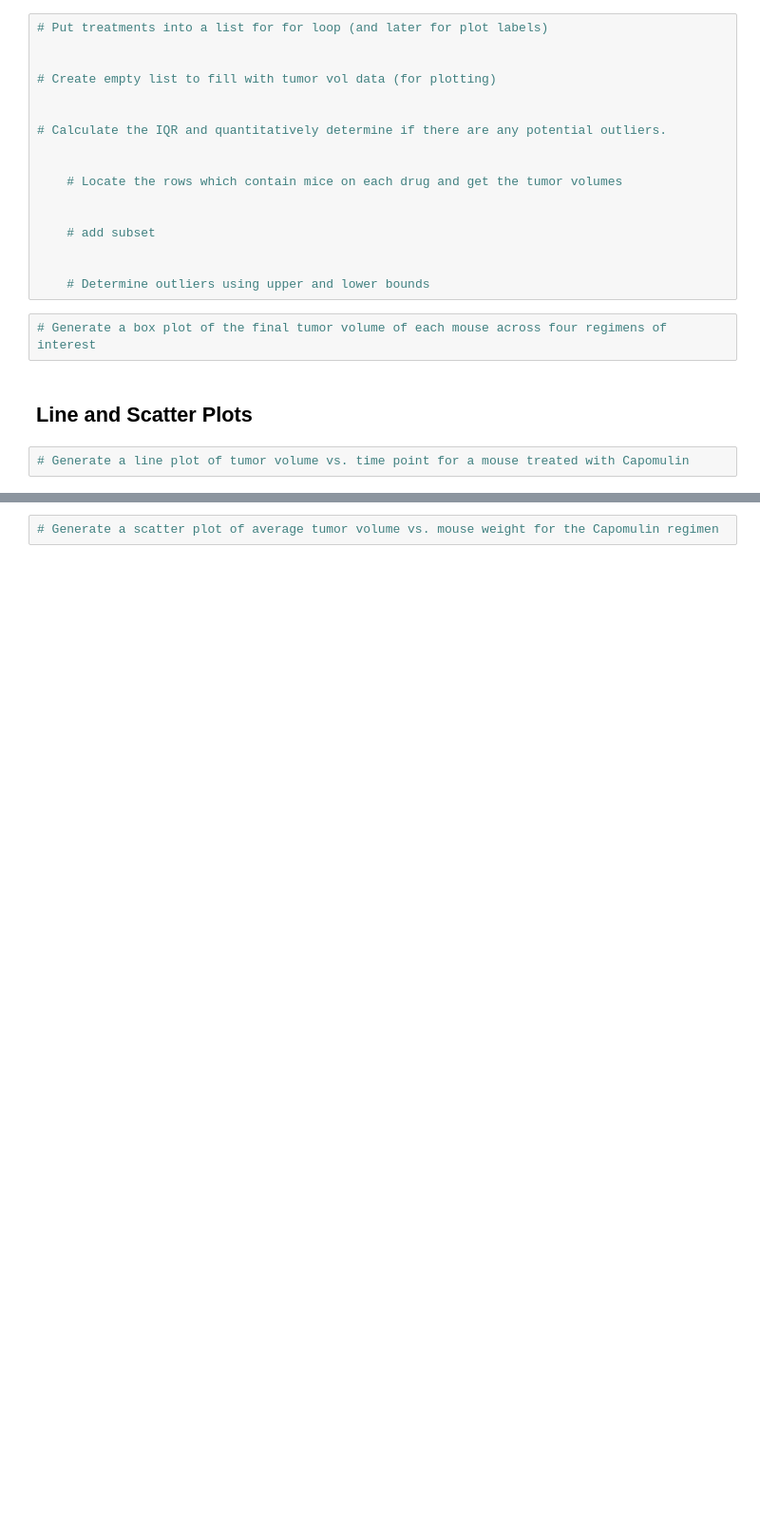
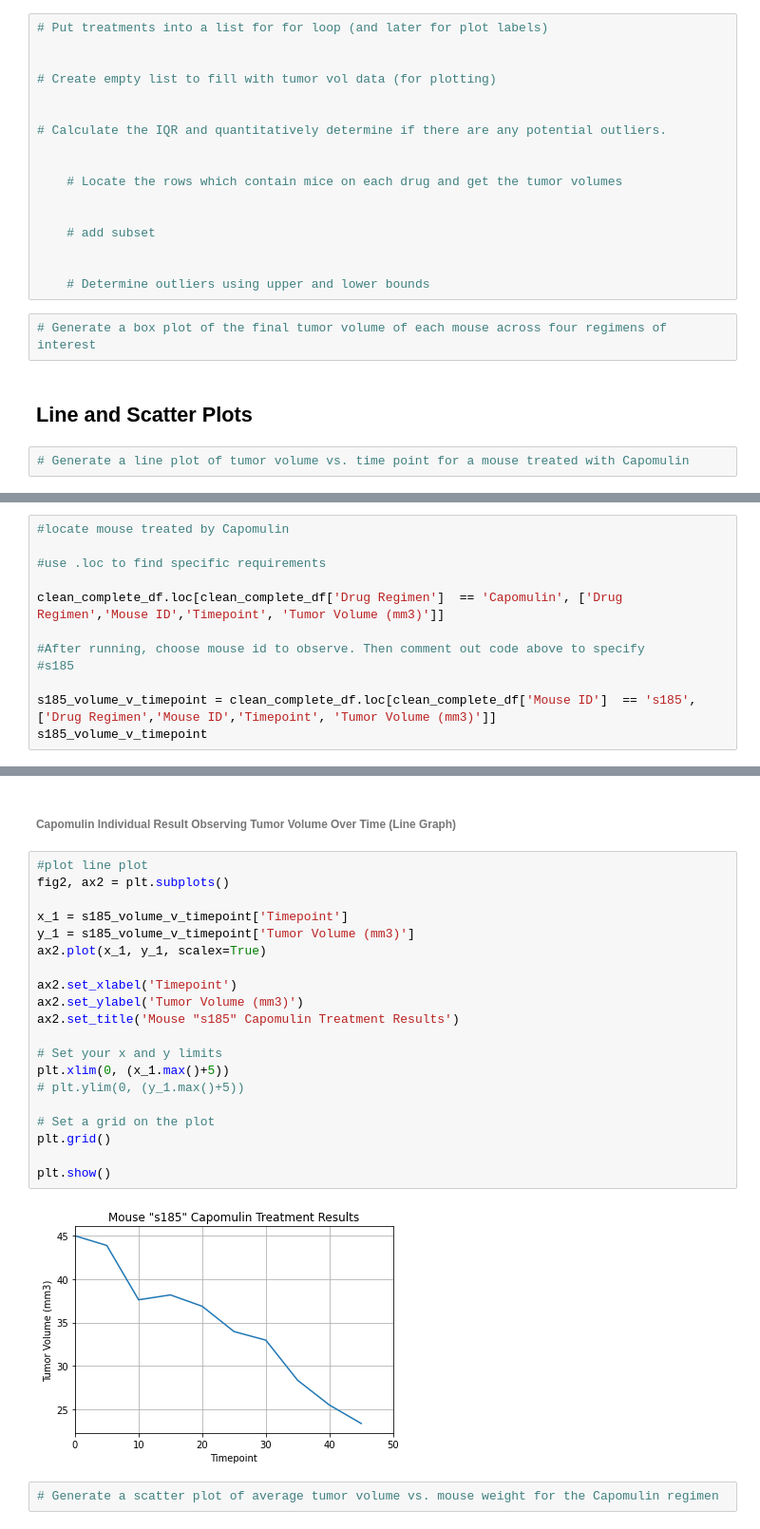
Before and after one commit to 3065923/Pymaceuticals_Burns, a Jupyter notebook: Pymaceuticals/Burns_pymaceuticals.ipynb, the cells around one changed output, grey strips where cells are left out. Shown: that part at 95% size. Saved outputs shown, nothing was run; the diff lists cells and outputs as text; blank space fills up the shorter version.

```diff
--- a/Pymaceuticals/Burns_pymaceuticals.ipynb
+++ b/Pymaceuticals/Burns_pymaceuticals.ipynb
@@ -651,0 +929,12 @@ Ceftamin_list
+# %%
+#locate mouse treated by Capomulin
+
+#use .loc to find specific requirements
+
+clean_complete_df.loc[clean_complete_df['Drug Regimen']  == 'Capomulin', ['Drug Regimen','Mouse ID','Timepoint', 'Tumor Volume (mm3)']]
+
+#After running, choose mouse id to observe. Then comment out code above to specify
+#s185
+
+s185_volume_v_timepoint = clean_complete_df.loc[clean_complete_df['Mouse ID']  == 's185', ['Drug Regimen','Mouse ID','Timepoint', 'Tumor Volume (mm3)']]
+s185_volume_v_timepoint
@@ -652,2 +953,26 @@ Ceftamin_list
+# %% [markdown]
+###### Capomulin Individual Result Observing Tumor Volume Over Time (Line Graph)
+# %%
+#plot line plot
+fig2, ax2 = plt.subplots()
+
+x_1 = s185_volume_v_timepoint['Timepoint']
+y_1 = s185_volume_v_timepoint['Tumor Volume (mm3)']
+ax2.plot(x_1, y_1, scalex=True)
+
+ax2.set_xlabel('Timepoint')
+ax2.set_ylabel('Tumor Volume (mm3)')
+ax2.set_title('Mouse "s185" Capomulin Treatment Results')
+
+# Set your x and y limits
+plt.xlim(0, (x_1.max()+5))
+# plt.ylim(0, (y_1.max()+5))
+
+# Set a grid on the plot
+plt.grid()
+
+plt.show()
+# %% [output]
+[figure, added]
 # %%
 # Generate a scatter plot of average tumor volume vs. mouse weight for the Capomulin regimen
```
Also changed, not shown: parts of 50 cells of this notebook.
